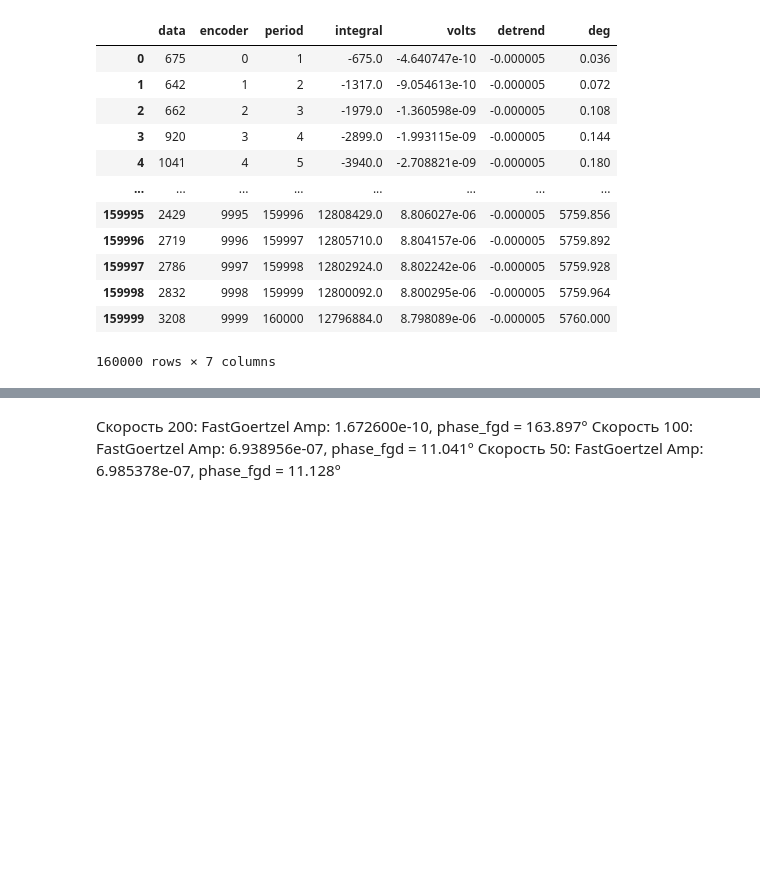
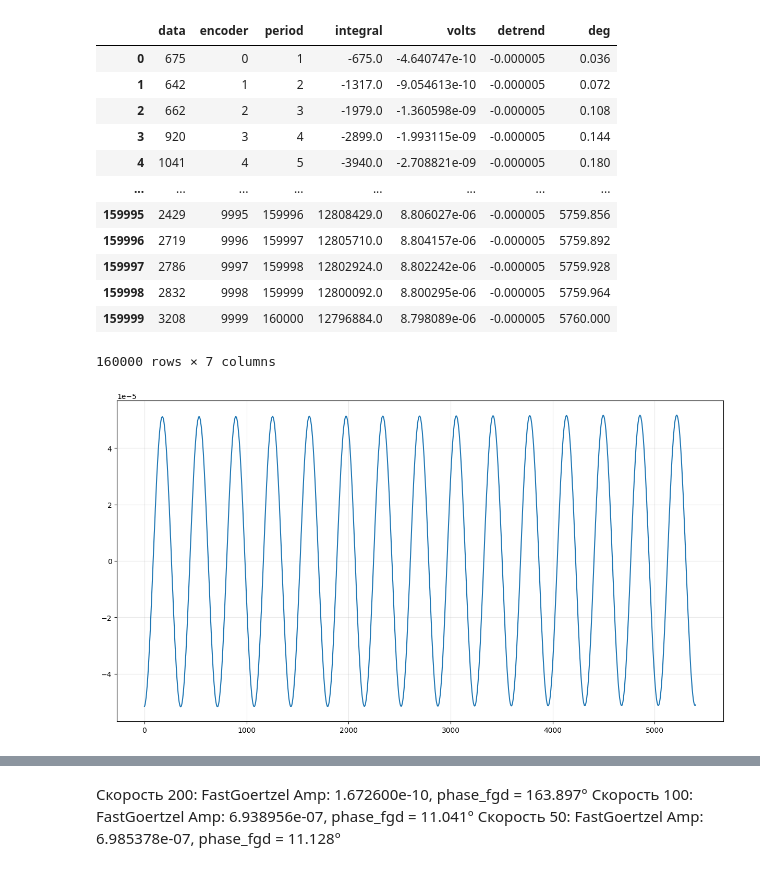
Before and after one commit to BuslaySt/Helmholz-Polymagnit, a Jupyter notebook: code/HarmData_fast.ipynb, the cells around one changed output, grey strips where cells are left out. Cells and saved outputs as stored; diff of their text form; code cells hidden in the pictures; blank space fills up the shorter version.

```diff
--- a/code/HarmData_fast.ipynb
+++ b/code/HarmData_fast.ipynb
@@ -219,14 +235,16 @@ df_res
 | 159999 | 3208 | 9999 | 160000 | 12796884.0 | 8.798089e-06 | -0.000005 | 5760.000 |
 160000 rows × 7 columns
 # %%
-%matplotlib qt5
+%matplotlib inline
 # df_res = pd.read_csv(os.path.join('data','data_res.csv'), index_col=None)
 # plt.plot(df_res.volts)
 plt.figure(figsize=(15, 8))
 plt.grid(True, alpha=0.3) # Улучшаем сетку
-plt.plot(df_res.detrend)
+plt.plot(df_res.deg, df_res.detrend)
 # plt.tight_layout()
 plt.show()
+# %% [output]
+[figure, added]
 # %%
 # FastGoertzel
 
```
Also changed, not shown: parts of 11 cells of this notebook.
